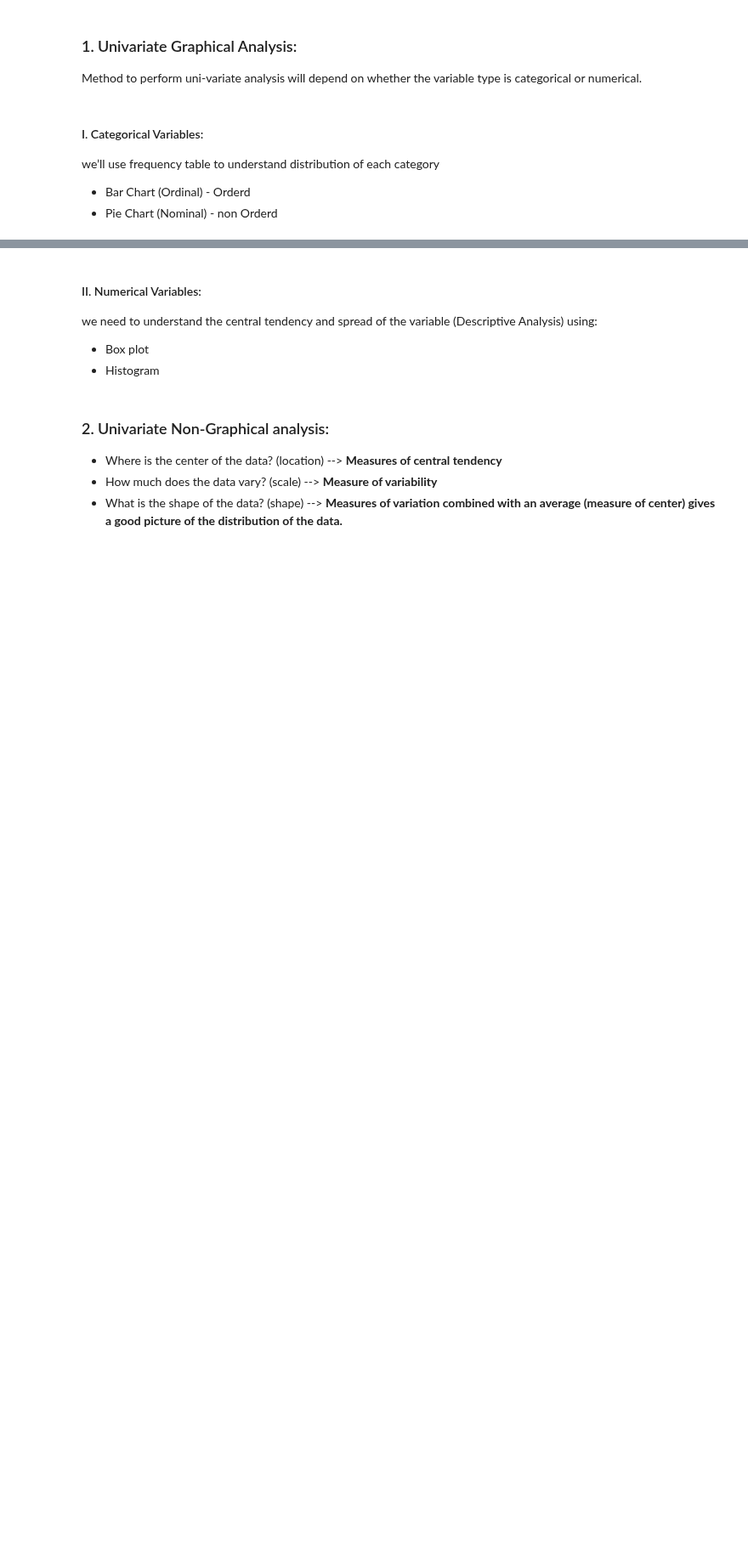
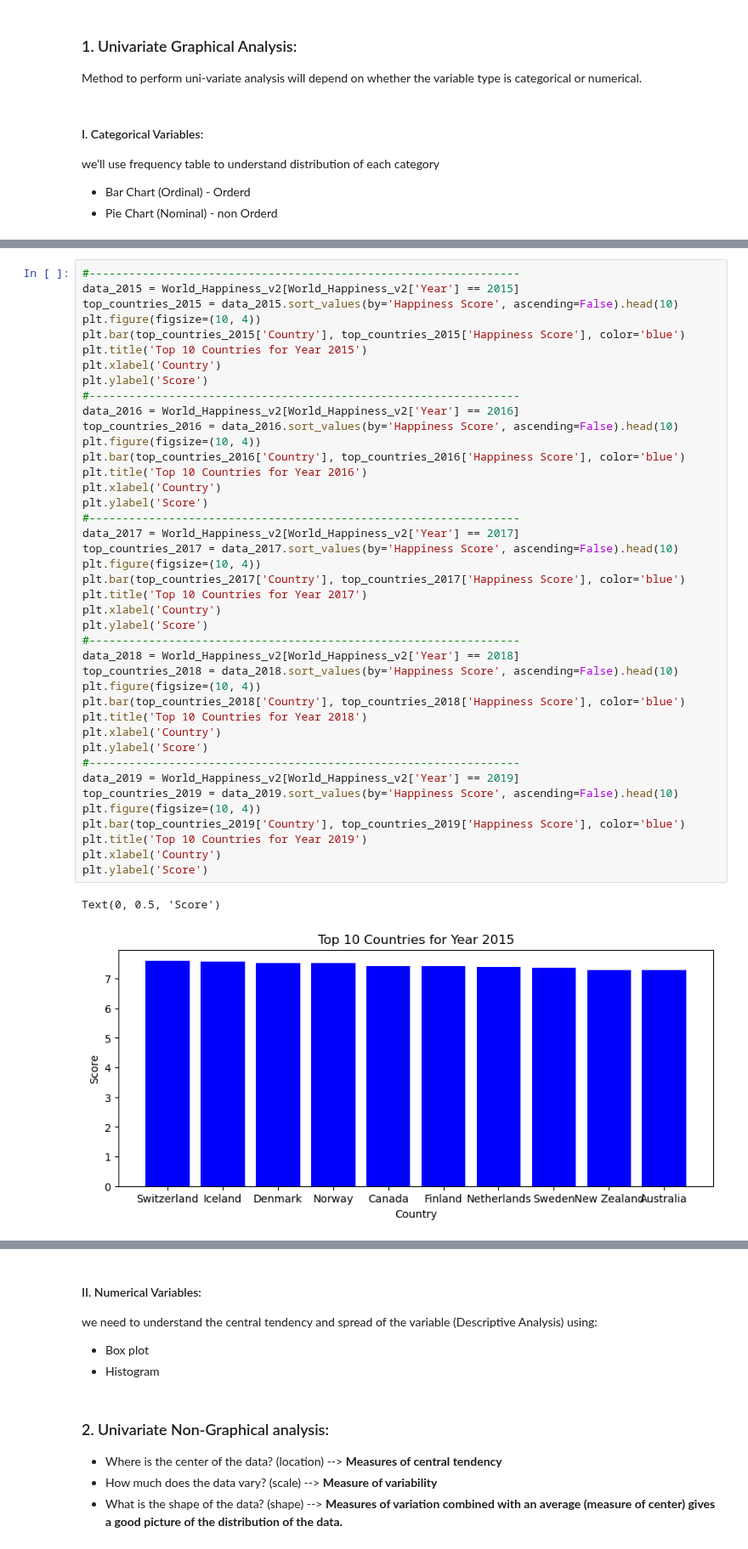
Before and after one commit to Tuwaiq-DS-ML-bootcamp-V-7/Usecase-2, a Jupyter notebook: EDA_explain_template_Abdullah .ipynb, the cells around one changed output, grey strips where cells are left out. Shown at 85% size. Drawn from its saved outputs; the diff is of its cells as text; blank space fills up the shorter version.

```diff
--- a/EDA_explain_template_Abdullah .ipynb
+++ b/EDA_explain_template_Abdullah .ipynb
@@ -490,0 +774,44 @@ we’ll use frequency table to understand distribution of each category
+# %%
+#-----------------------------------------------------------------
+data_2015 = World_Happiness_v2[World_Happiness_v2['Year'] == 2015]
+top_countries_2015 = data_2015.sort_values(by='Happiness Score', ascending=False).head(10)
+plt.figure(figsize=(10, 4))
+plt.bar(top_countries_2015['Country'], top_countries_2015['Happiness Score'], color='blue')
+plt.title('Top 10 Countries for Year 2015')
+plt.xlabel('Country')
+plt.ylabel('Score')
+#-----------------------------------------------------------------
+data_2016 = World_Happiness_v2[World_Happiness_v2['Year'] == 2016]
+top_countries_2016 = data_2016.sort_values(by='Happiness Score', ascending=False).head(10)
+plt.figure(figsize=(10, 4))
+plt.bar(top_countries_2016['Country'], top_countries_2016['Happiness Score'], color='blue')
+plt.title('Top 10 Countries for Year 2016')
+plt.xlabel('Country')
+plt.ylabel('Score')
+#-----------------------------------------------------------------
+data_2017 = World_Happiness_v2[World_Happiness_v2['Year'] == 2017]
+top_countries_2017 = data_2017.sort_values(by='Happiness Score', ascending=False).head(10)
+plt.figure(figsize=(10, 4))
+plt.bar(top_countries_2017['Country'], top_countries_2017['Happiness Score'], color='blue')
+plt.title('Top 10 Countries for Year 2017')
+plt.xlabel('Country')
+plt.ylabel('Score')
+#-----------------------------------------------------------------
+data_2018 = World_Happiness_v2[World_Happiness_v2['Year'] == 2018]
+top_countries_2018 = data_2018.sort_values(by='Happiness Score', ascending=False).head(10)
+plt.figure(figsize=(10, 4))
+plt.bar(top_countries_2018['Country'], top_countries_2018['Happiness Score'], color='blue')
+plt.title('Top 10 Countries for Year 2018')
+plt.xlabel('Country')
+plt.ylabel('Score')
+#-----------------------------------------------------------------
+data_2019 = World_Happiness_v2[World_Happiness_v2['Year'] == 2019]
+top_countries_2019 = data_2019.sort_values(by='Happiness Score', ascending=False).head(10)
+plt.figure(figsize=(10, 4))
+plt.bar(top_countries_2019['Country'], top_countries_2019['Happiness Score'], color='blue')
+plt.title('Top 10 Countries for Year 2019')
+plt.xlabel('Country')
+plt.ylabel('Score')
+# %% [output]
+Text(0, 0.5, 'Score')
+[figure, added]
```
Also changed, not shown: parts of 67 cells of this notebook.
